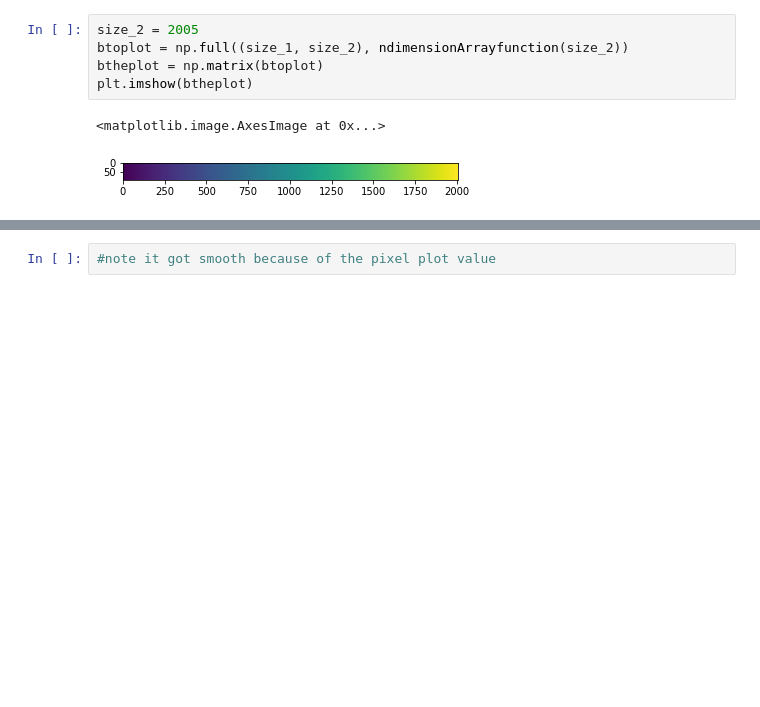
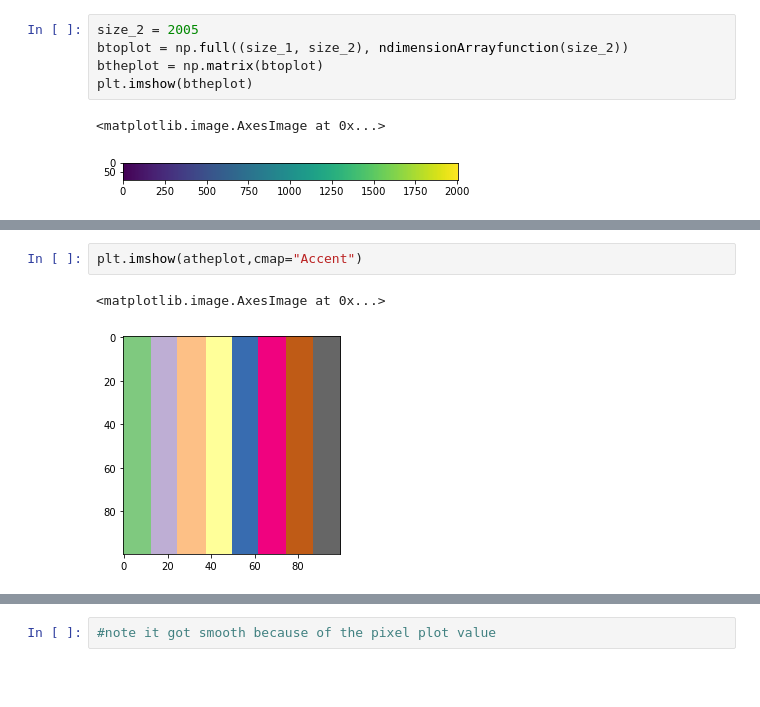
Before and after one commit to femidof/42_NumPy-Pythonfilter, a Jupyter notebook: notebook/numpy_rush.ipynb, the cells around one changed output, grey strips where cells are left out. Drawn from its saved outputs; the diff is of its cells as text; blank space fills up the shorter version.

```diff
--- a/notebook/numpy_rush.ipynb
+++ b/notebook/numpy_rush.ipynb
@@ -137,0 +141,5 @@ plt.imshow(btheplot)
+# %%
+plt.imshow(atheplot,cmap="Accent")
+# %% [output]
+<matplotlib.image.AxesImage at 0x...>
+[figure, added]
```
Also changed, not shown: parts of 18 cells of this notebook, 1 other file.
